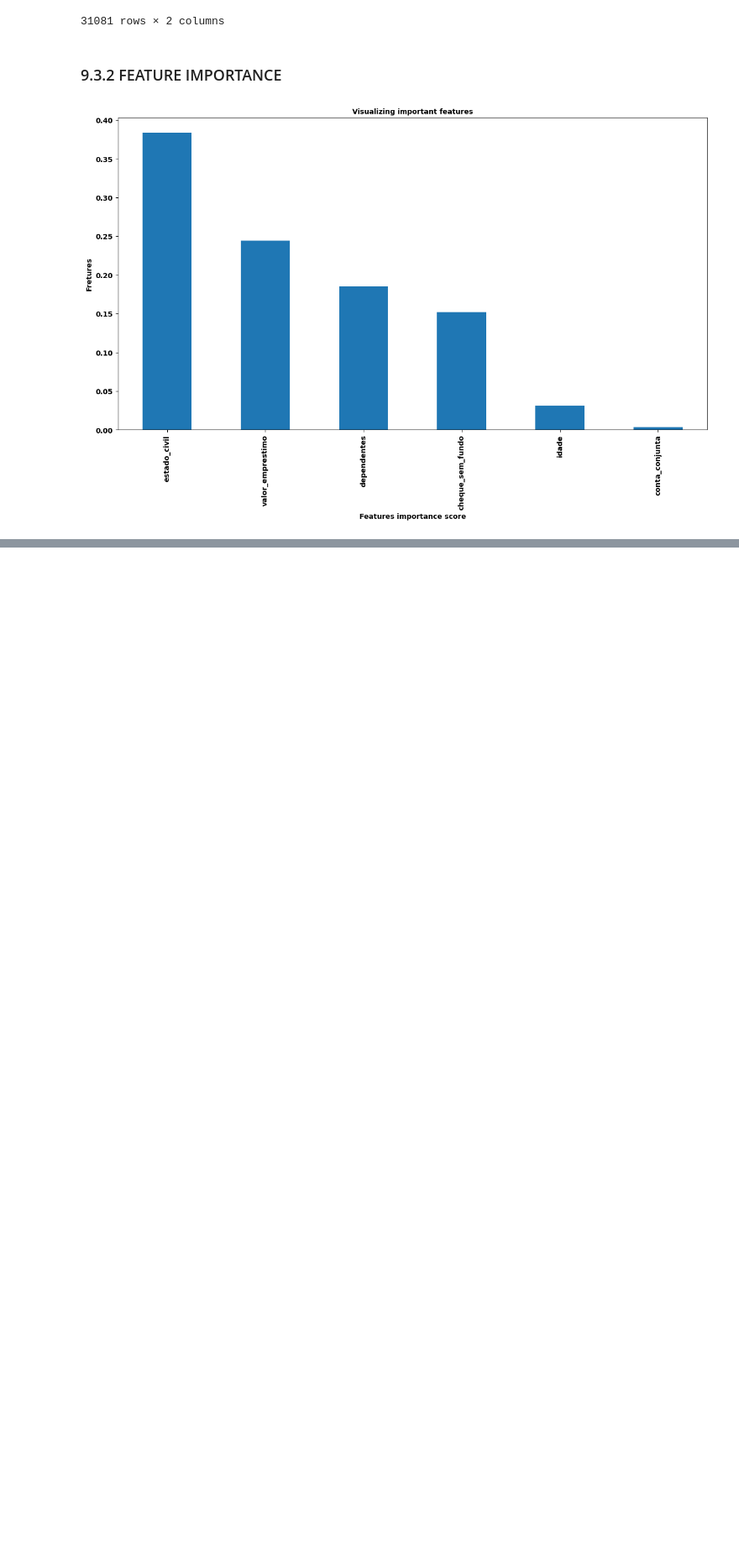
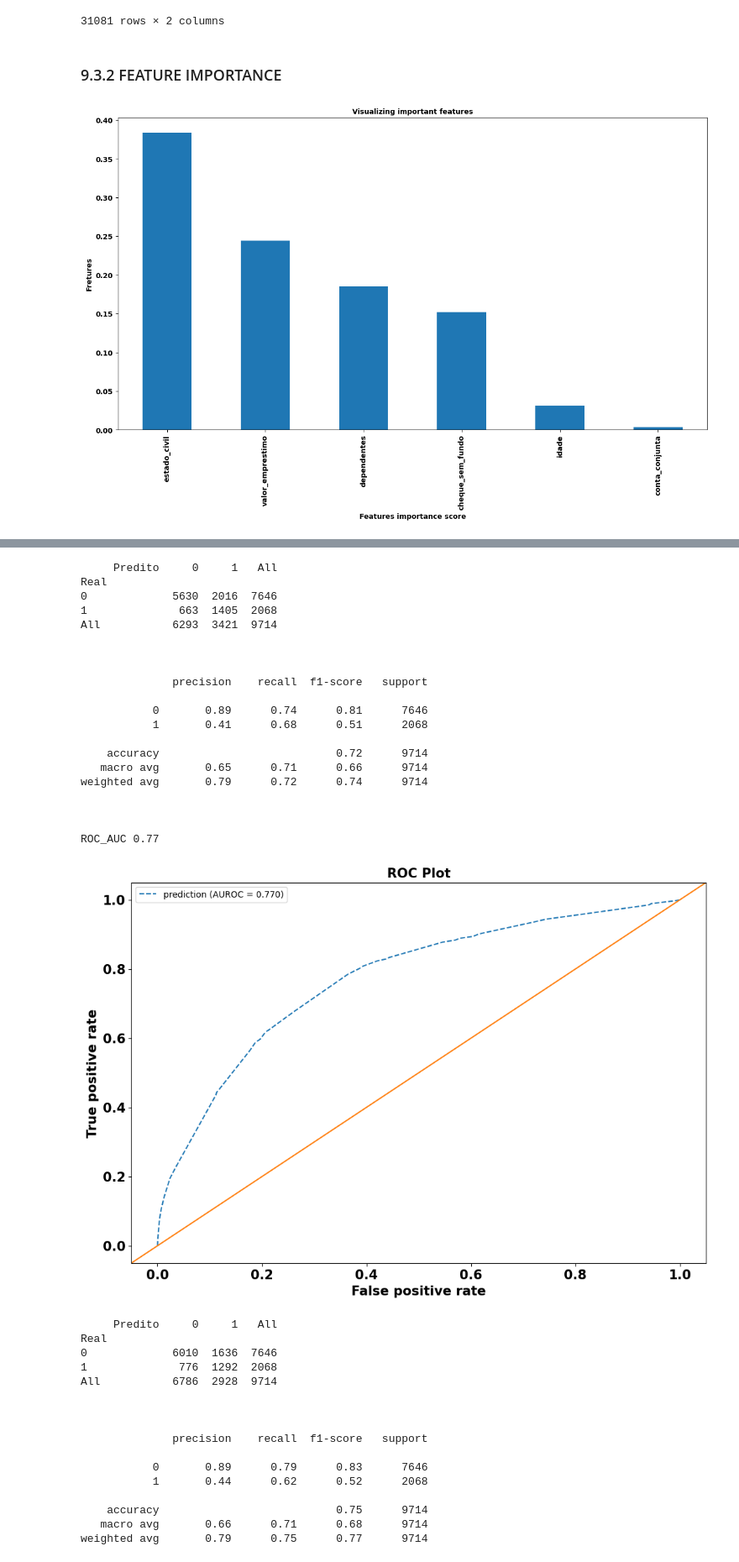
Before and after one commit to douglasaturnino/ml-shap, a Jupyter notebook: notebook/shap_model.ipynb, the cells around one changed output, grey strips where cells are left out. Shown at 84% size. Cells and saved outputs as stored; diff of their text form; code cells hidden in the pictures; blank space fills up the shorter version.

```diff
--- a/notebook/shap_model.ipynb
+++ b/notebook/shap_model.ipynb
@@ -1408,0 +1705,45 @@ plt.show()
+# %%
+test_set = pd.read_csv(config['data']['test_path'])
+test_set = test_set[df10_dt.columns]
+x_test = test_set.drop('pago', axis='columns')
+y_test = test_set['pago']
+# %%
+cm_roc_plot(search_dt.best_estimator_, x_test, y_test, th=0.55)
+# %% [output]
+     Predito     0     1   All
+Real
+0             5630  2016  7646
+1              663  1405  2068
+All           6293  3421  9714
+
+
+
+              precision    recall  f1-score   support
+
+           0       0.89      0.74      0.81      7646
+           1       0.41      0.68      0.51      2068
+
+    accuracy                           0.72      9714
+   macro avg       0.65      0.71      0.66      9714
+weighted avg       0.79      0.72      0.74      9714
+
+
+
+ROC_AUC 0.77
+[figure, added]
+     Predito     0     1   All
+Real
+0             6010  1636  7646
+1              776  1292  2068
+All           6786  2928  9714
+
+
+
+              precision    recall  f1-score   support
+
+           0       0.89      0.79      0.83      7646
+           1       0.44      0.62      0.52      2068
+
+    accuracy                           0.75      9714
+   macro avg       0.66      0.71      0.68      9714
+weighted avg       0.79      0.75      0.77      9714
```
Also changed, not shown: parts of 74 cells of this notebook.
